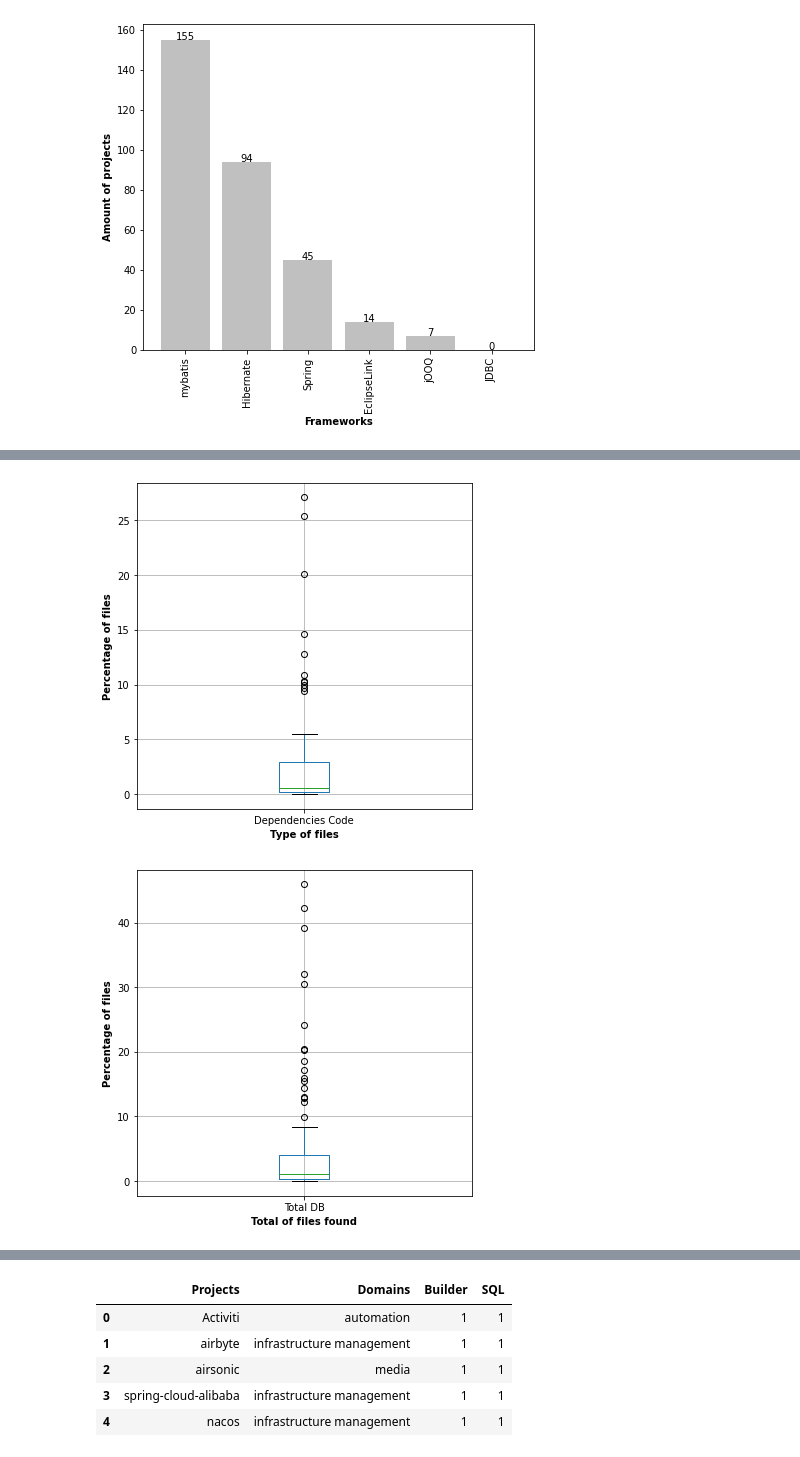
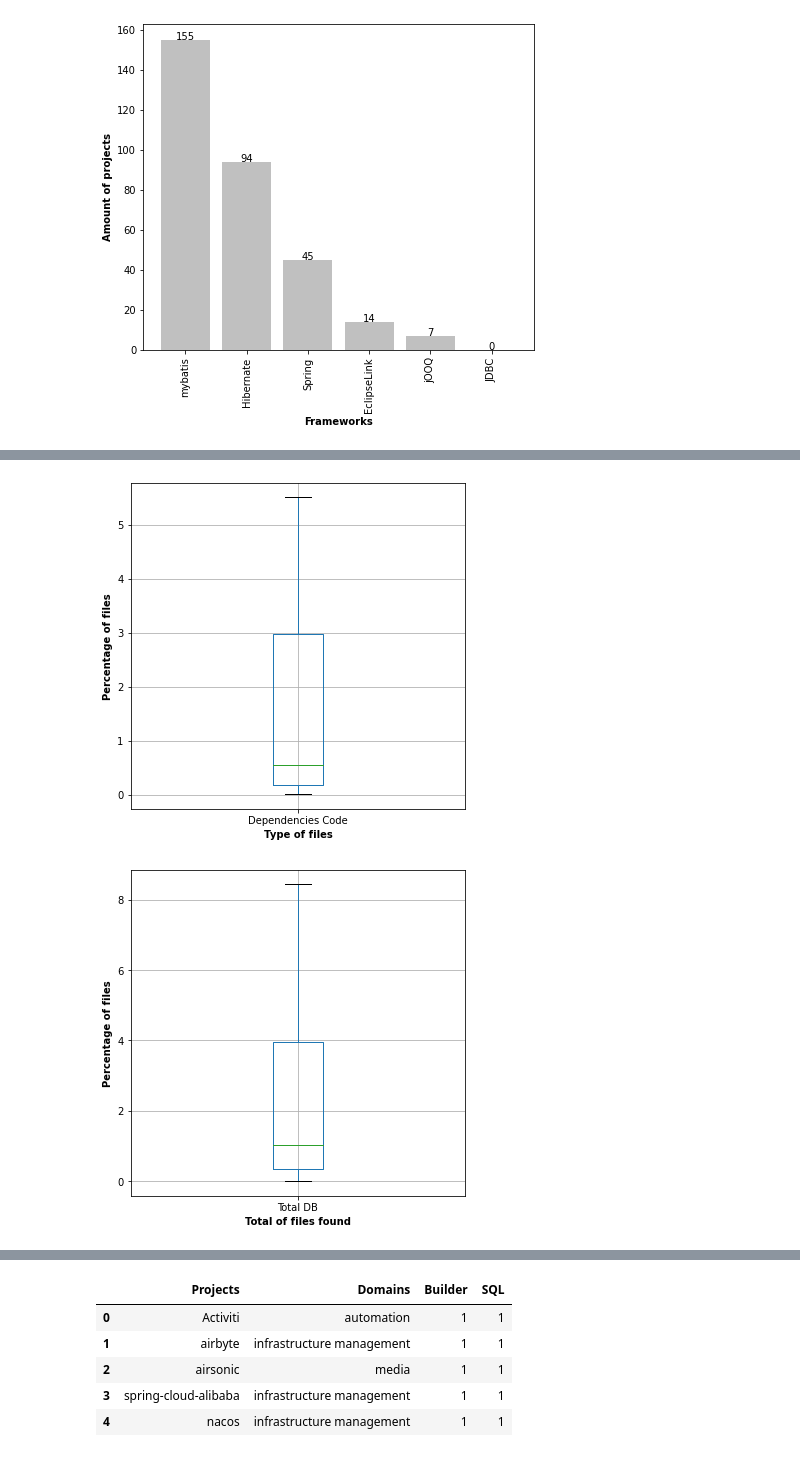
Before and after one commit to gems-uff/db-mining, a Jupyter notebook: src/results_implementation_characterization.ipynb, the cells around one changed output, grey strips where cells are left out. Drawn from its saved outputs; the diff is of its cells as text; code cells hidden in the pictures.

```diff
--- a/src/results_implementation_characterization.ipynb
+++ b/src/results_implementation_characterization.ipynb
@@ -110,25 +111,25 @@ plt.show()
 # %%
 import matplotlib.pyplot as plt
 plt.figure(figsize =(6, 6))
-stud_bplt = df.boxplot(column=['Dependencies Code'])
+stud_bplt = df.boxplot(column=['Dependencies Code'], showfliers=False)
 
 stud_bplt.plot()
 plt.xlabel("Type of files", fontweight = "bold")
 plt.ylabel("Percentage of files", fontweight = "bold")
 plt.show()
 # %% [output]
-[figure, old version]
+[figure, new version]
 # %%
 import matplotlib.pyplot as plt
 plt.figure(figsize =(6, 6))
-stud_bplt = df.boxplot(column=['Total DB'])
+stud_bplt = df.boxplot(column=['Total DB'], showfliers=False)
 
 stud_bplt.plot()
 plt.xlabel("Total of files found", fontweight = "bold")
 plt.ylabel("Percentage of files", fontweight = "bold")
 plt.show()
 # %% [output]
-[figure, old version]
+[figure, new version]
 # %%
 import matplotlib.pyplot as plt
 plt.figure(figsize =(17, 6))
```
Also changed, not shown: parts of 6 cells of this notebook, 4 other files.
